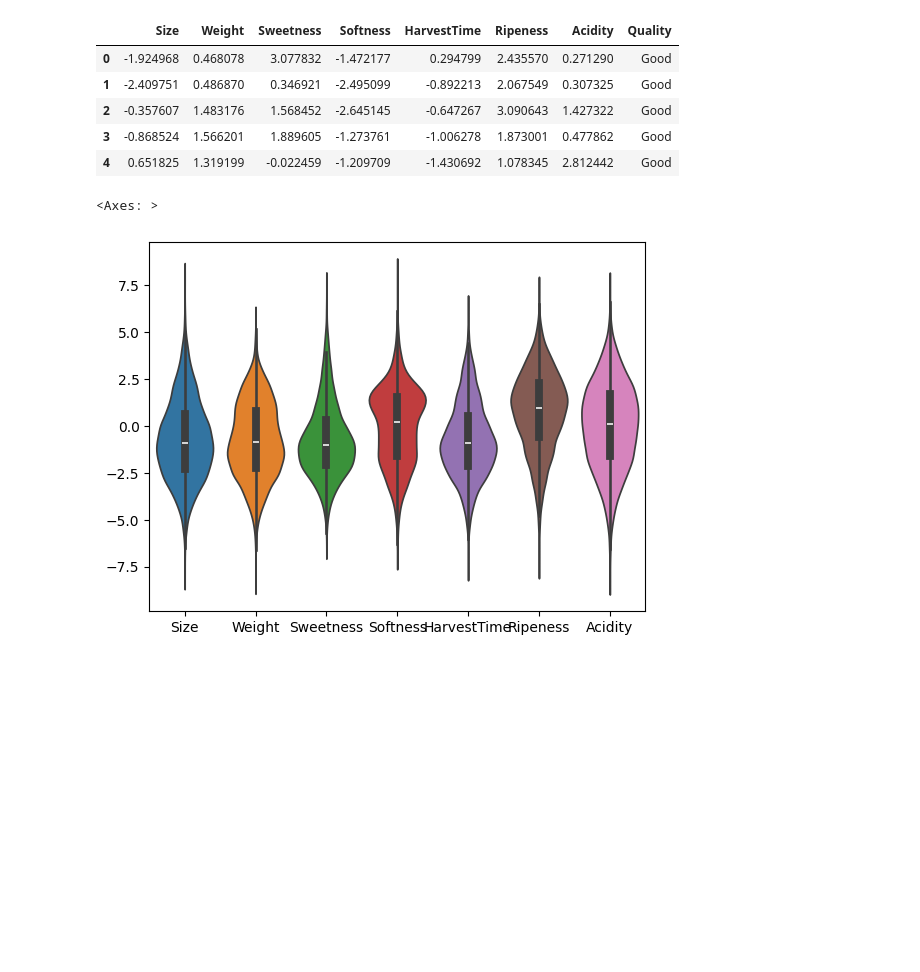
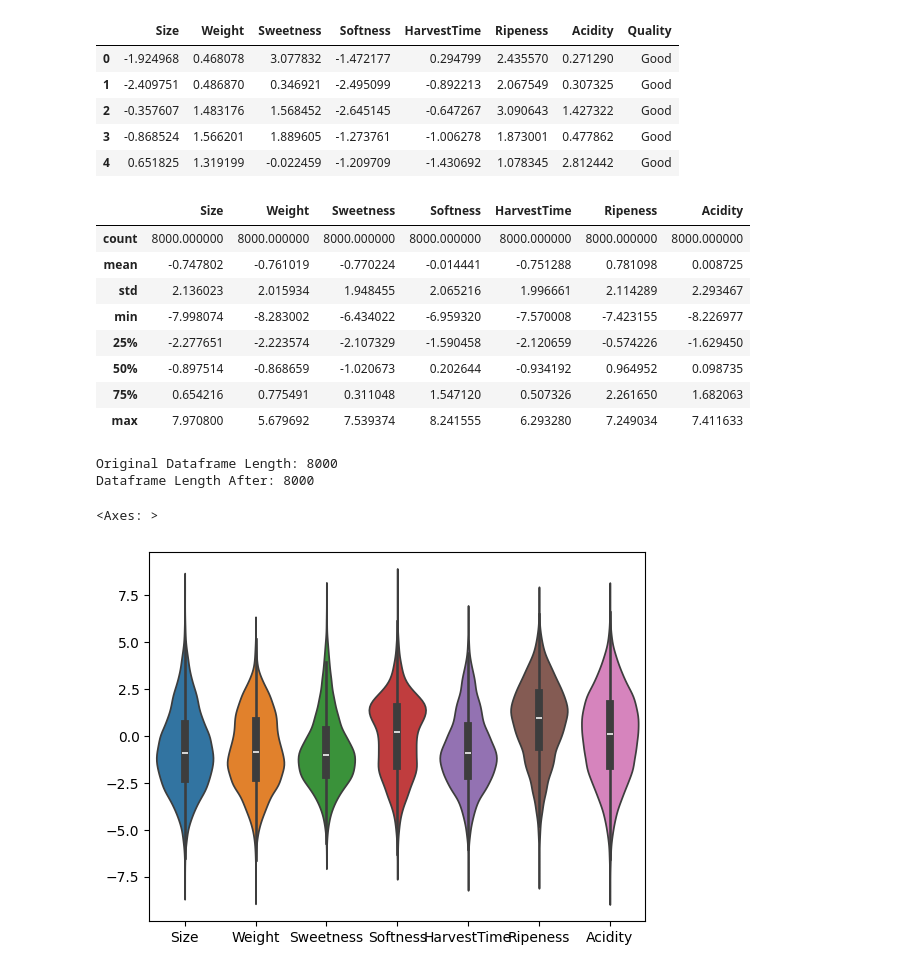
Before and after one commit to JSchlangen9/Banana-Quality, a Jupyter notebook: DTSA5510_Banana Quality.ipynb, the cells around one changed output. Drawn from its saved outputs; the diff is of its cells as text; code cells hidden in the pictures; blank space fills up the shorter version.

```diff
--- a/DTSA5510_Banana Quality.ipynb
+++ b/DTSA5510_Banana Quality.ipynb
@@ -31,4 +31,23 @@ df.head()
 | 2 | -0.357607 | 1.483176 | 1.568452 | -2.645145 | -0.647267 | 3.090643 | 1.427322 | Good |
 | 3 | -0.868524 | 1.566201 | 1.889605 | -1.273761 | -1.006278 | 1.873001 | 0.477862 | Good |
 | 4 | 0.651825 | 1.319199 | -0.022459 | -1.209709 | -1.430692 | 1.078345 | 2.812442 | Good |
+# %%
+df.describe()
+# %% [output]
+|  | Size | Weight | Sweetness | Softness | HarvestTime | Ripeness | Acidity |
+| count | 8000.000000 | 8000.000000 | 8000.000000 | 8000.000000 | 8000.000000 | 8000.000000 | 8000.000000 |
+| mean | -0.747802 | -0.761019 | -0.770224 | -0.014441 | -0.751288 | 0.781098 | 0.008725 |
+| std | 2.136023 | 2.015934 | 1.948455 | 2.065216 | 1.996661 | 2.114289 | 2.293467 |
+| min | -7.998074 | -8.283002 | -6.434022 | -6.959320 | -7.570008 | -7.423155 | -8.226977 |
+| 25% | -2.277651 | -2.223574 | -2.107329 | -1.590458 | -2.120659 | -0.574226 | -1.629450 |
+| 50% | -0.897514 | -0.868659 | -1.020673 | 0.202644 | -0.934192 | 0.964952 | 0.098735 |
+| 75% | 0.654216 | 0.775491 | 0.311048 | 1.547120 | 0.507326 | 2.261650 | 1.682063 |
+| max | 7.970800 | 5.679692 | 7.539374 | 8.241555 | 6.293280 | 7.249034 | 7.411633 |
+# %%
+#Data Cleaning
+print('Original Dataframe Length:', len(df))
+print('Dataframe Length After:', len(df.dropna()))
+# %% [output]
+Original Dataframe Length: 8000
+Dataframe Length After: 8000
 # %%
```
Also changed, not shown: parts of 1 cell of this notebook.
